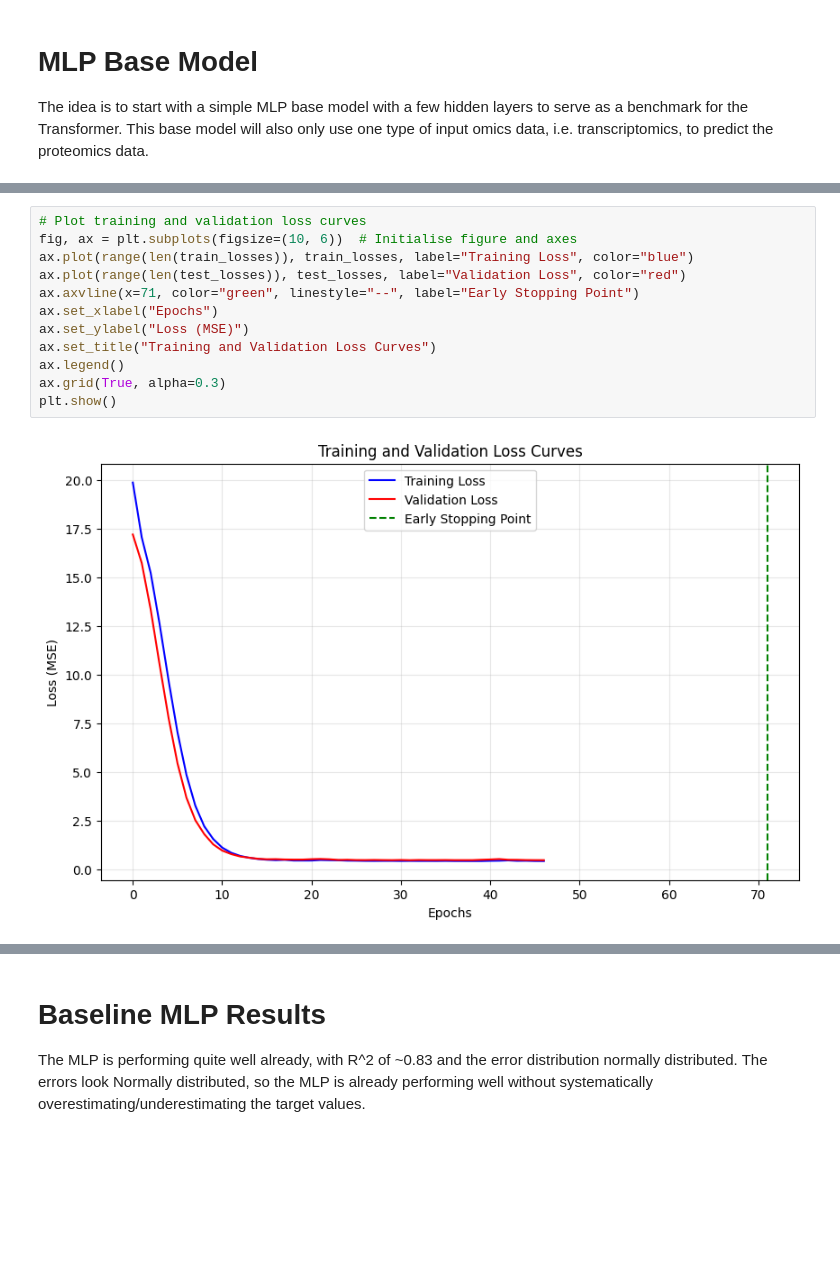
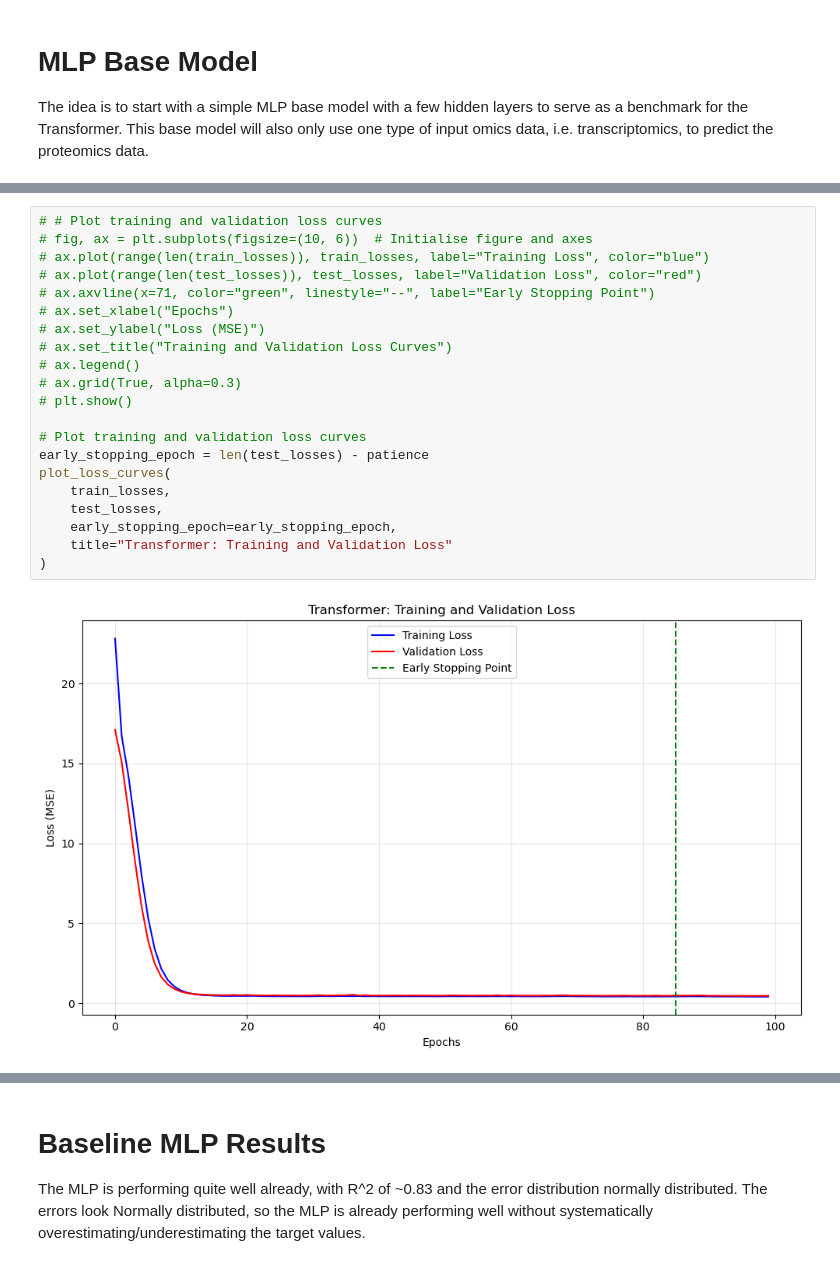
Before and after one commit to Jan10e/transformer_multiomics, a Jupyter notebook: notebooks/EMBL_transformer_explore.ipynb, the cells around one changed output, grey strips where cells are left out. Cells and saved outputs as stored; diff of their text form; blank space fills up the shorter version.

```diff
--- a/notebooks/EMBL_transformer_explore.ipynb
+++ b/notebooks/EMBL_transformer_explore.ipynb
@@ -487,15 +338,24 @@ Early stopping at epoch 46
 # %%
+# # Plot training and validation loss curves
+# fig, ax = plt.subplots(figsize=(10, 6))  # Initialise figure and axes
+# ax.plot(range(len(train_losses)), train_losses, label="Training Loss", color="blue")
+# ax.plot(range(len(test_losses)), test_losses, label="Validation Loss", color="red")
+# ax.axvline(x=71, color="green", linestyle="--", label="Early Stopping Point")
+# ax.set_xlabel("Epochs")
+# ax.set_ylabel("Loss (MSE)")
+# ax.set_title("Training and Validation Loss Curves")
+# ax.legend()
+# ax.grid(True, alpha=0.3)
+# plt.show()
+
 # Plot training and validation loss curves
-fig, ax = plt.subplots(figsize=(10, 6))  # Initialise figure and axes
-ax.plot(range(len(train_losses)), train_losses, label="Training Loss", color="blue")
-ax.plot(range(len(test_losses)), test_losses, label="Validation Loss", color="red")
-ax.axvline(x=71, color="green", linestyle="--", label="Early Stopping Point")
-ax.set_xlabel("Epochs")
-ax.set_ylabel("Loss (MSE)")
-ax.set_title("Training and Validation Loss Curves")
-ax.legend()
-ax.grid(True, alpha=0.3)
-plt.show()
+early_stopping_epoch = len(test_losses) - patience
+plot_loss_curves(
+    train_losses,
+    test_losses,
+    early_stopping_epoch=early_stopping_epoch,
+    title="Transformer: Training and Validation Loss"
+)
 # %% [output]
-[figure, old version]
+[figure, new version]
 # %%
```
Also changed, not shown: parts of 23 cells of this notebook, 4 other files.
